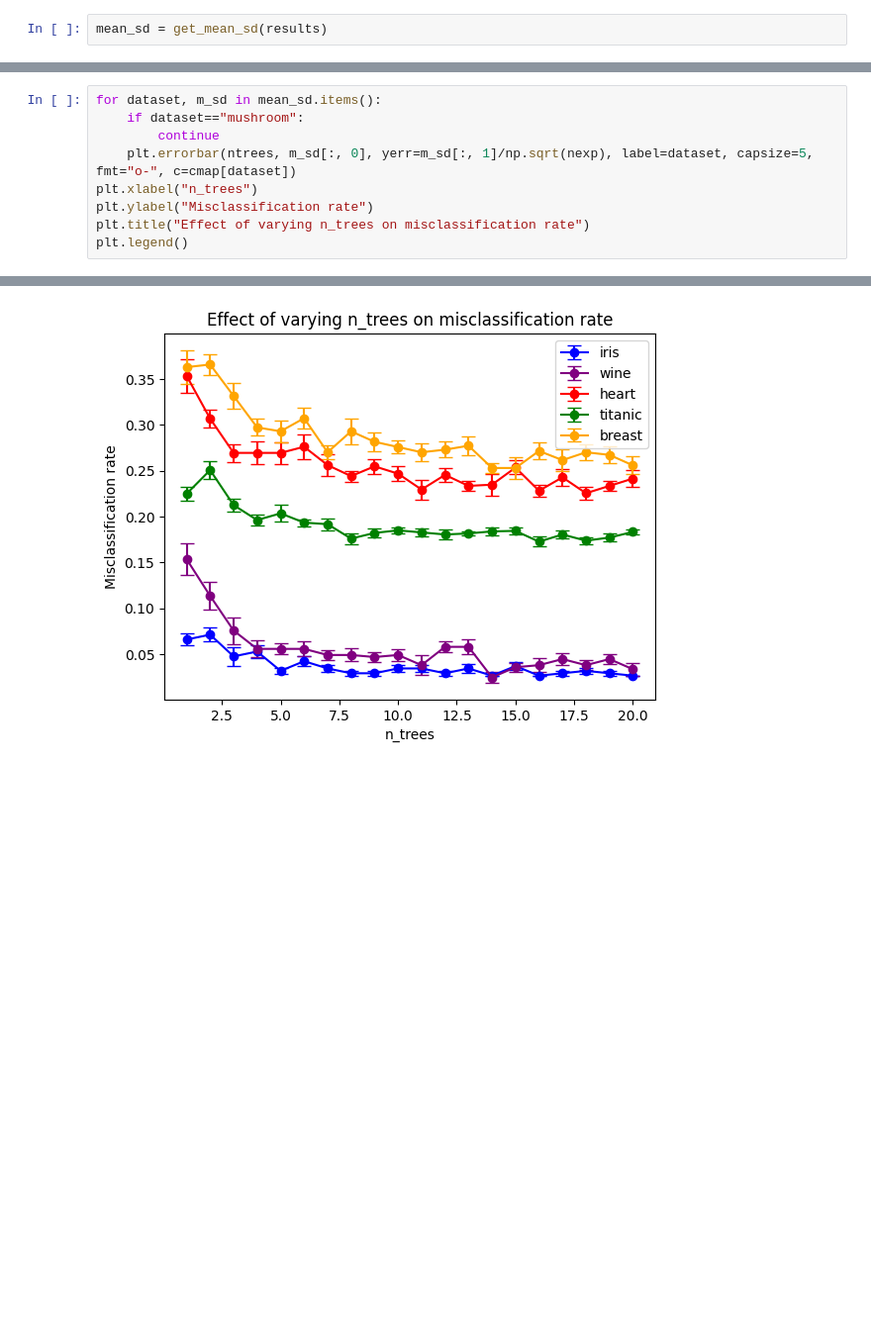
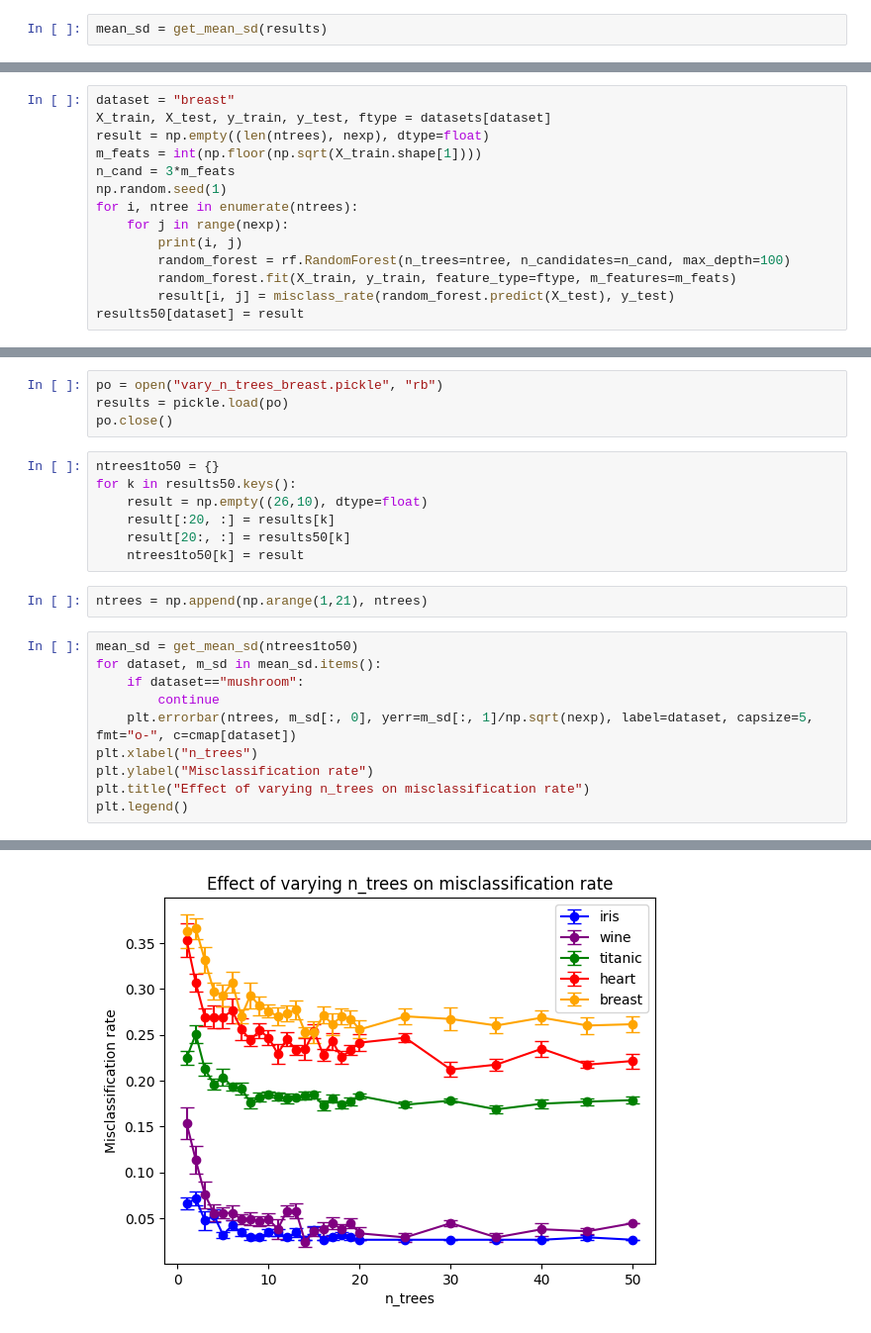
Before and after one commit to liyiyan128/M2R-random-forests, a Jupyter notebook: simulations/vary_n_trees.ipynb, the cells around one changed output, grey strips where cells are left out. Shown at 99% size. Drawn from its saved outputs; the diff is of its cells as text; blank space fills up the shorter version.

```diff
--- a/simulations/vary_n_trees.ipynb
+++ b/simulations/vary_n_trees.ipynb
@@ -190,0 +325,14 @@ mean_sd = get_mean_sd(results)
+# %%
+dataset = "breast"
+X_train, X_test, y_train, y_test, ftype = datasets[dataset]
+result = np.empty((len(ntrees), nexp), dtype=float)
+m_feats = int(np.floor(np.sqrt(X_train.shape[1])))
+n_cand = 3*m_feats
+np.random.seed(1)
+for i, ntree in enumerate(ntrees):
+    for j in range(nexp):
+        print(i, j)
+        random_forest = rf.RandomForest(n_trees=ntree, n_candidates=n_cand, max_depth=100)
+        random_forest.fit(X_train, y_train, feature_type=ftype, m_features=m_feats)
+        result[i, j] = misclass_rate(random_forest.predict(X_test), y_test)
+results50[dataset] = result
@@ -191,12 +361,26 @@ mean_sd = get_mean_sd(results)
+# %%
+po = open("vary_n_trees_breast.pickle", "rb")
+results = pickle.load(po)
+po.close()
+# %%
+ntrees1to50 = {}
+for k in results50.keys():
+    result = np.empty((26,10), dtype=float)
+    result[:20, :] = results[k]
+    result[20:, :] = results50[k]
+    ntrees1to50[k] = result
+# %%
+ntrees = np.append(np.arange(1,21), ntrees)
 # %%
+mean_sd = get_mean_sd(ntrees1to50)
 for dataset, m_sd in mean_sd.items():
     if dataset=="mushroom":
         continue
     plt.errorbar(ntrees, m_sd[:, 0], yerr=m_sd[:, 1]/np.sqrt(nexp), label=dataset, capsize=5, fmt="o-", c=cmap[dataset])
 plt.xlabel("n_trees")
 plt.ylabel("Misclassification rate")
 plt.title("Effect of varying n_trees on misclassification rate")
 plt.legend()
 # %% [output]
 <matplotlib.legend.Legend at 0x...>
-[figure, old version]
+[figure, new version]
```
Also changed, not shown: parts of 7 cells of this notebook, 17 other files.
